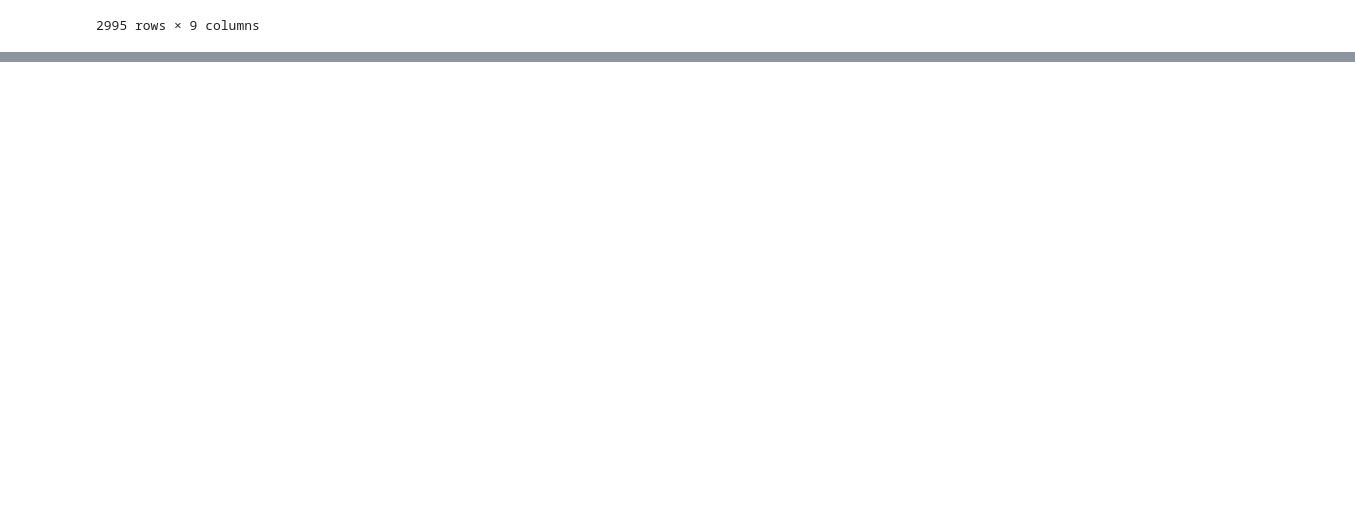
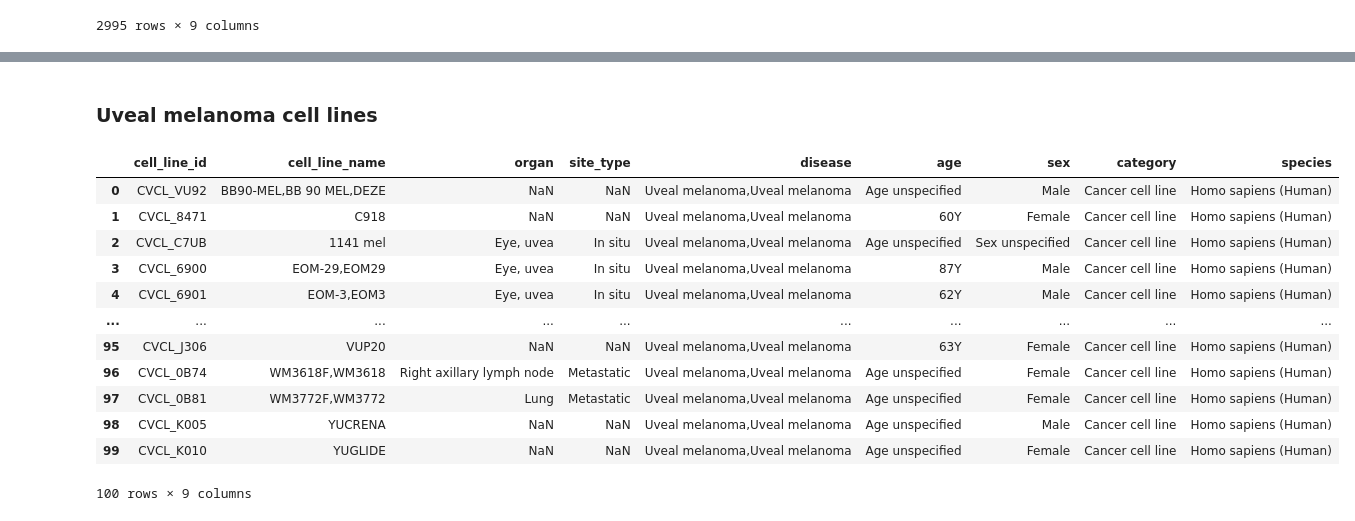
Before and after one commit to junqilu/Preludio, a Jupyter notebook: test_create_jaspar_filters.ipynb, the cells around one changed output, grey strips where cells are left out. Drawn from its saved outputs; the diff is of its cells as text; code cells hidden in the pictures; blank space fills up the shorter version.

Commit message:
further specified on types of melanoma

```diff
--- a/test_create_jaspar_filters.ipynb
+++ b/test_create_jaspar_filters.ipynb
@@ -176,0 +209,23 @@ cell_line_df.to_csv(f'input/filters/cell_lines_{cell_line_search_term}.csv', ind
+# %% [markdown]
+### Uveal melanoma cell lines
+# %%
+df_uveal = cell_line_df[
+    cell_line_df['disease'].str.contains('uvea', case=False, na=False)
+] #These are all the uveal melanoma, including the in situ and metastatic ones that can go to various locations (can be further specified)
+
+df_uveal = df_uveal.reset_index(drop=True)
+df_uveal
+# %% [output]
+|  | cell_line_id | cell_line_name | organ | site_type | disease | age | sex | category | species |
+| 0 | CVCL_VU92 | BB90-MEL,BB 90 MEL,DEZE | NaN | NaN | Uveal melanoma,Uveal melanoma | Age unspecified | Male | Cancer cell line | Homo sapiens (Human) |
+| 1 | CVCL_8471 | C918 | NaN | NaN | Uveal melanoma,Uveal melanoma | 60Y | Female | Cancer cell line | Homo sapiens (Human) |
+| 2 | CVCL_C7UB | 1141 mel | Eye, uvea | In situ | Uveal melanoma,Uveal melanoma | Age unspecified | Sex unspecified | Cancer cell line | Homo sapiens (Human) |
+| 3 | CVCL_6900 | EOM-29,EOM29 | Eye, uvea | In situ | Uveal melanoma,Uveal melanoma | 87Y | Male | Cancer cell line | Homo sapiens (Human) |
+| 4 | CVCL_6901 | EOM-3,EOM3 | Eye, uvea | In situ | Uveal melanoma,Uveal melanoma | 62Y | Male | Cancer cell line | Homo sapiens (Human) |
+| ... | ... | ... | ... | ... | ... | ... | ... | ... | ... |
+| 95 | CVCL_J306 | VUP20 | NaN | NaN | Uveal melanoma,Uveal melanoma | 63Y | Female | Cancer cell line | Homo sapiens (Human) |
+| 96 | CVCL_0B74 | WM3618F,WM3618 | Right axillary lymph node | Metastatic | Uveal melanoma,Uveal melanoma | Age unspecified | Female | Cancer cell line | Homo sapiens (Human) |
+| 97 | CVCL_0B81 | WM3772F,WM3772 | Lung | Metastatic | Uveal melanoma,Uveal melanoma | Age unspecified | Female | Cancer cell line | Homo sapiens (Human) |
+| 98 | CVCL_K005 | YUCRENA | NaN | NaN | Uveal melanoma,Uveal melanoma | Age unspecified | Male | Cancer cell line | Homo sapiens (Human) |
+| 99 | CVCL_K010 | YUGLIDE | NaN | NaN | Uveal melanoma,Uveal melanoma | Age unspecified | Female | Cancer cell line | Homo sapiens (Human) |
+100 rows × 9 columns
```
Also changed, not shown: parts of 5 cells of this notebook, 2 other files.
